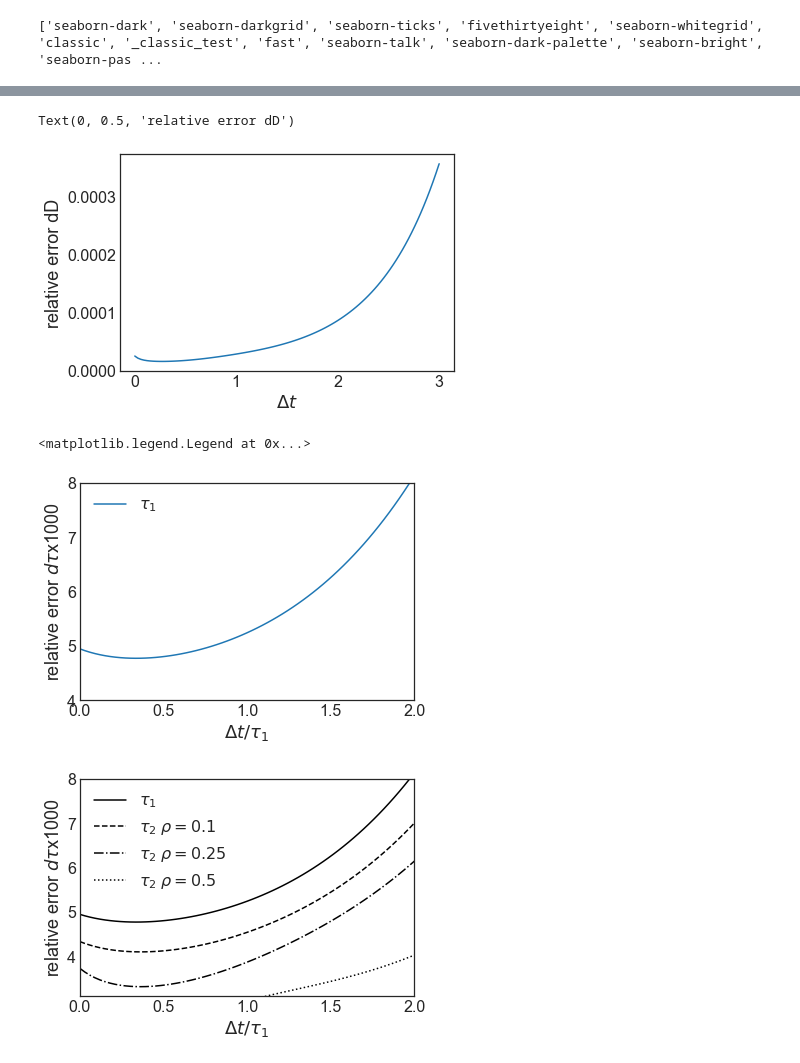
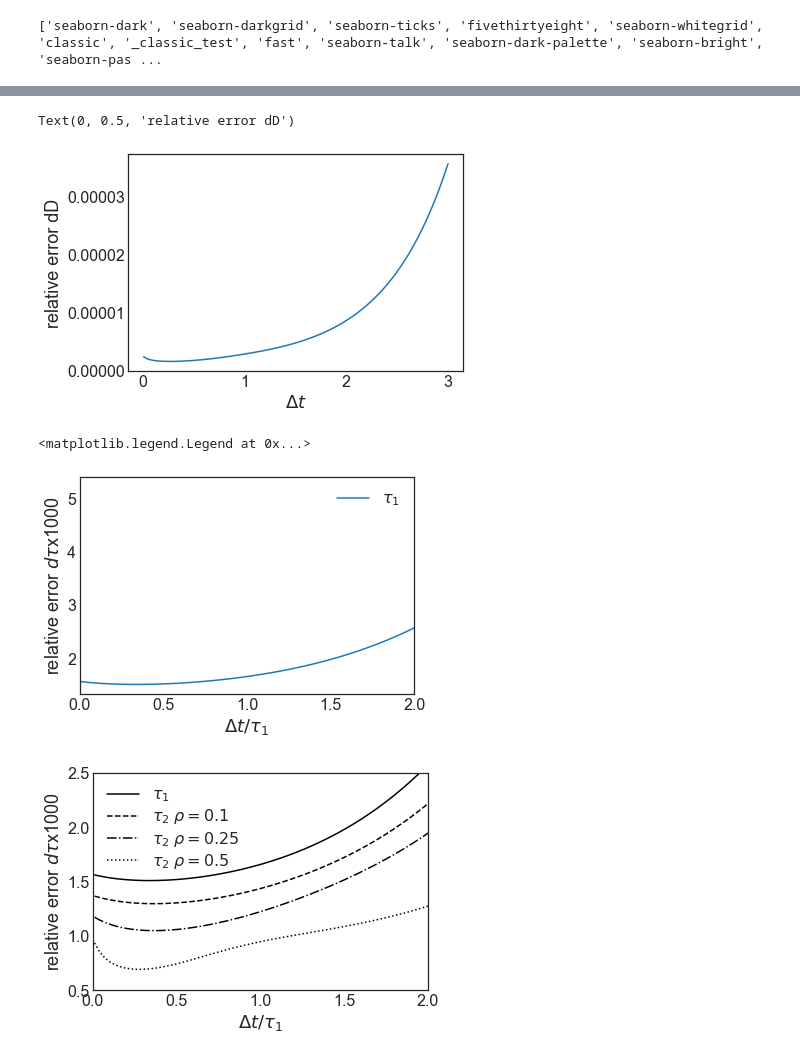
Before and after one commit to hstrey/Ornstein-Uhlenbeck-Correlations, a Jupyter notebook: Correlated OU parameter estimation.ipynb, the cells around one changed output, grey strips where cells are left out. Drawn from its saved outputs; the diff is of its cells as text; code cells hidden in the pictures.

```diff
--- a/Correlated OU parameter estimation.ipynb
+++ b/Correlated OU parameter estimation.ipynb
@@ -236,9 +236,9 @@ print(np.sqrt(var2[2,2]))
 # %%
 # lets plot dA1, dA2, dD as function of delta t/tau
-delta_t_list = np.linspace(0.001,3,100)
+delta_t_list = np.linspace(0.01,3,100)
 rho = 0.1
 c = 2*rho/(1-rho)
-N = 100000
+N = 1000000
 A1 = 1.0
 A2 = 1.0/(1.0+c)
 D = 1.0
@@ -279,9 +279,9 @@ N:  100000 delta t:  0.3 rho:  0.1
 # %%
 # lets plot dA1, dA2, dD as function of delta t/tau
-delta_t_list = np.linspace(0.001,3,100)
+delta_t_list = np.linspace(0.01,3,100)
 rho = 0.25
 c = 2*rho/(1-rho)
-N = 100000
+N = 1000000
 A1 = 1.0
 A2 = 1.0/(1.0+c)
 D = 1.0
@@ -322,9 +322,9 @@ N:  100000 delta t:  0.3 rho:  0.25
 # %%
 # lets plot dA1, dA2, dD as function of delta t/tau
-delta_t_list = np.linspace(0.001,3,100)
+delta_t_list = np.linspace(0.01,3,100)
 rho = 0.5
 c = 2*rho/(1-rho)
-N = 100000
+N = 1000000
 A1 = 1.0
 A2 = 1.0/(1.0+c)
 D = 1.0
@@ -365,9 +365,9 @@ N:  100000 delta t:  0.3 rho:  0.5
 # %%
 # lets plot dA1, dA2, dD as function of delta t/tau
-delta_t_list = np.linspace(0.001,3,100)
-rho = 0.9
+delta_t_list = np.linspace(0.01,3,100)
+rho = 0.75
 c = 2*rho/(1-rho)
-N = 100000
+N = 1000000
 A1 = 1.0
 A2 = 1.0/(1.0+c)
 D = 1.0
@@ -394,13 +394,13 @@ for dt in delta_t_list:
     dA1A2_list.append(var[0,1])
     dA1dD_list.append(var[0,2])
     dA2dD_list.append(var[1,2])
-dA1_09 = np.array(dA1_list)
-dA2_09 = np.array(dA2_list)
-dD_09 = np.array(dD_list)
-dA1A2_09 = np.array(dA1A2_list)
-dA1dD_09 = np.array(dA1dD_list)
-dA2dD_09 = np.array(dA2dD_list)
-dC_09 = np.sqrt(1/A2**2*dA1_09+A1**2/A2**4*dA2_09-A1/A2**4*dA1A2_09)
-dtau1_09 = np.sqrt(1/D**2*dA1_09+A1**2/D**4*dD_09-A1/D**3*dA1dD_09)
-dtau2_09 = np.sqrt(1/D**2*dA2_09+A2**2/D**4*dD_09-A2/D**3*dA2dD_09)
+dA1_075 = np.array(dA1_list)
+dA2_075 = np.array(dA2_list)
+dD_075 = np.array(dD_list)
+dA1A2_075 = np.array(dA1A2_list)
+dA1dD_075 = np.array(dA1dD_list)
+dA2dD_075 = np.array(dA2dD_list)
+dC_075 = np.sqrt(1/A2**2*dA1_075+A1**2/A2**4*dA2_075-A1/A2**4*dA1A2_075)
+dtau1_075 = np.sqrt(1/D**2*dA1_075+A1**2/D**4*dD_075-A1/D**3*dA1dD_075)
+dtau2_075 = np.sqrt(1/D**2*dA2_075+A2**2/D**4*dD_075-A2/D**3*dA2dD_075)
 # %% [output]
@@ -465,29 +518,29 @@ plt.xlabel(r"$\Delta t$")
 plt.ylabel("relative error dD")
 # %% [output]
 Text(0, 0.5, 'relative error dD')
-[figure, old version]
+[figure, new version]
 # %%
 plt.plot(delta_t_list,dtau1_01*1000,label=r"$\tau_1$")
 #plt.plot(delta_t_list,dtau1_025,label="tau1_025")
 #plt.plot(delta_t_list,dtau1_05,label="tau1_025")
 plt.xlim((0,2))
-plt.ylim((4,8))
+#plt.ylim((4,8))
 plt.xlabel(r"$\Delta t/\tau_1$")
 plt.ylabel(r"relative error $d\tau$x1000")
 plt.legend()
 # %% [output]
 <matplotlib.legend.Legend at 0x...>
-[figure, old version]
+[figure, new version]
 # %%
 plt.plot(delta_t_list,dtau1_01*1000,"k",label=r"$\tau_1$")
 plt.plot(delta_t_list,dtau2_01*1000,"k--",label=r"$\tau_{2}$ $\rho=0.1$")
 plt.plot(delta_t_list,dtau2_025*1000,"k-.",label=r"$\tau_{2}$ $\rho=0.25$")
 plt.plot(delta_t_list,dtau2_05*1000,"k:",label=r"$\tau_{2}$ $\rho=0.5$")
 plt.xlim((0,2))
-plt.ylim((3.1,8))
+plt.ylim((0.5,2.5))
 plt.xlabel(r"$\Delta t/\tau_1$")
 plt.ylabel(r"relative error $d\tau$x1000")
-plt.legend()
+plt.legend(labelspacing=0.2)
 plt.savefig("dtau.png",format='png',dpi=300,bbox_inches='tight',facecolor="white",backgroundcolor="white")
 # %% [output]
-[figure, old version]
+[figure, new version]
```
Also changed, not shown: parts of 22 cells of this notebook, 9 other files.
